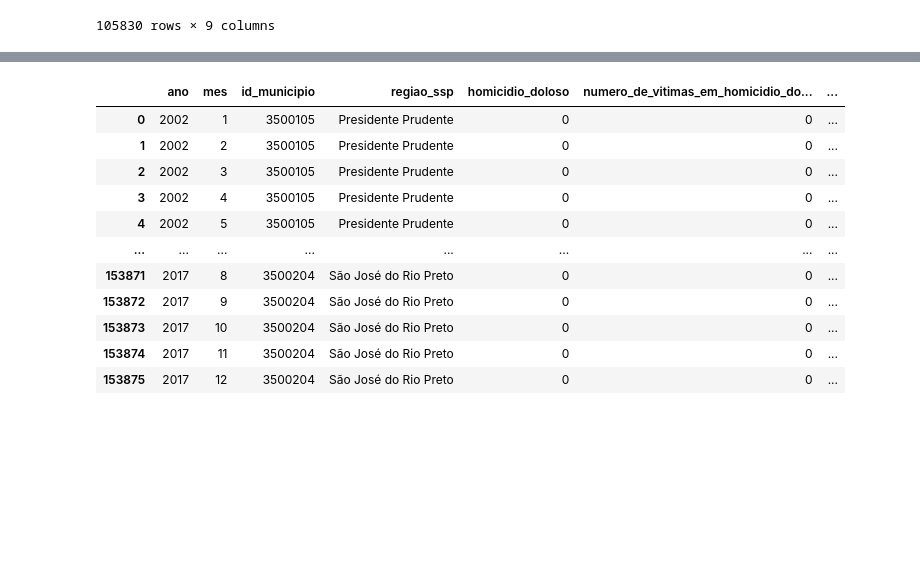
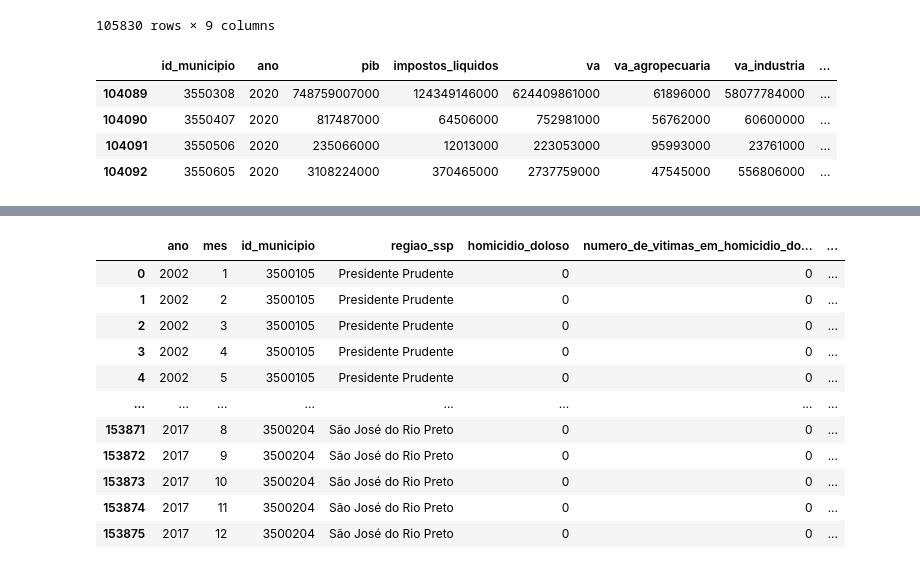
Before and after one commit to felipebns/P2_Cdados, a Jupyter notebook: p2_cdados.ipynb, the cells around one changed output, grey strips where cells are left out. Drawn from its saved outputs; the diff is of its cells as text; code cells hidden in the pictures; blank space fills up the shorter version.

```diff
--- a/p2_cdados.ipynb
+++ b/p2_cdados.ipynb
@@ -69,6 +69,14 @@ pib
 | 105828 | 5222302 | 2020 | 218473000 | 8738000 | 209736000 | 115114000 | 26940000 | ... |
 | 105829 | 5300108 | 2020 | 265847334000 | 25466228000 | 240381106000 | 1623977000 | 10942473000 | ... |
 105830 rows × 9 columns
+# %%
+pib[104089:104093] # pib de são paulo
+# %% [output]
+|  | id_municipio | ano | pib | impostos_liquidos | va | va_agropecuaria | va_industria | ... |
+| 104089 | 3550308 | 2020 | 748759007000 | 124349146000 | 624409861000 | 61896000 | 58077784000 | ... |
+| 104090 | 3550407 | 2020 | 817487000 | 64506000 | 752981000 | 56762000 | 60600000 | ... |
+| 104091 | 3550506 | 2020 | 235066000 | 12013000 | 223053000 | 95993000 | 23761000 | ... |
+| 104092 | 3550605 | 2020 | 3108224000 | 370465000 | 2737759000 | 47545000 | 556806000 | ... |
 # %%
 icv = bd.read_table(dataset_id='br_sp_saopaulo_dieese_icv',
 table_id='ano',
```
Also changed, not shown: parts of 5 cells of this notebook.
